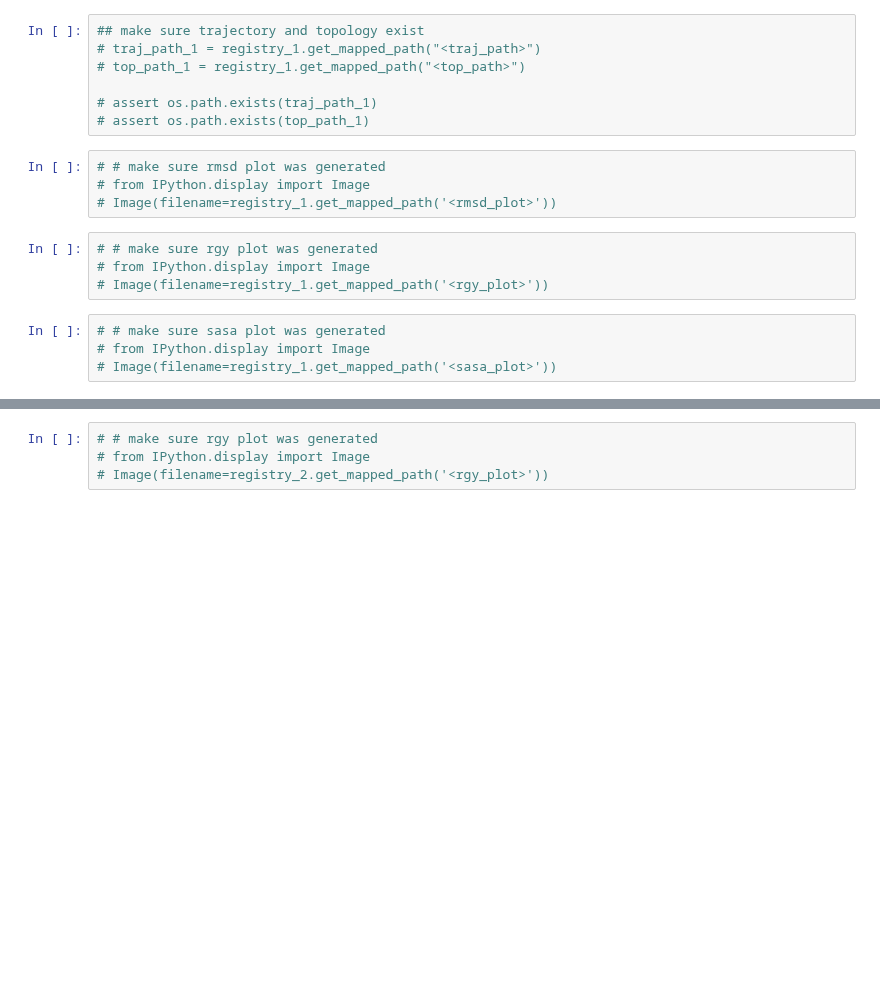
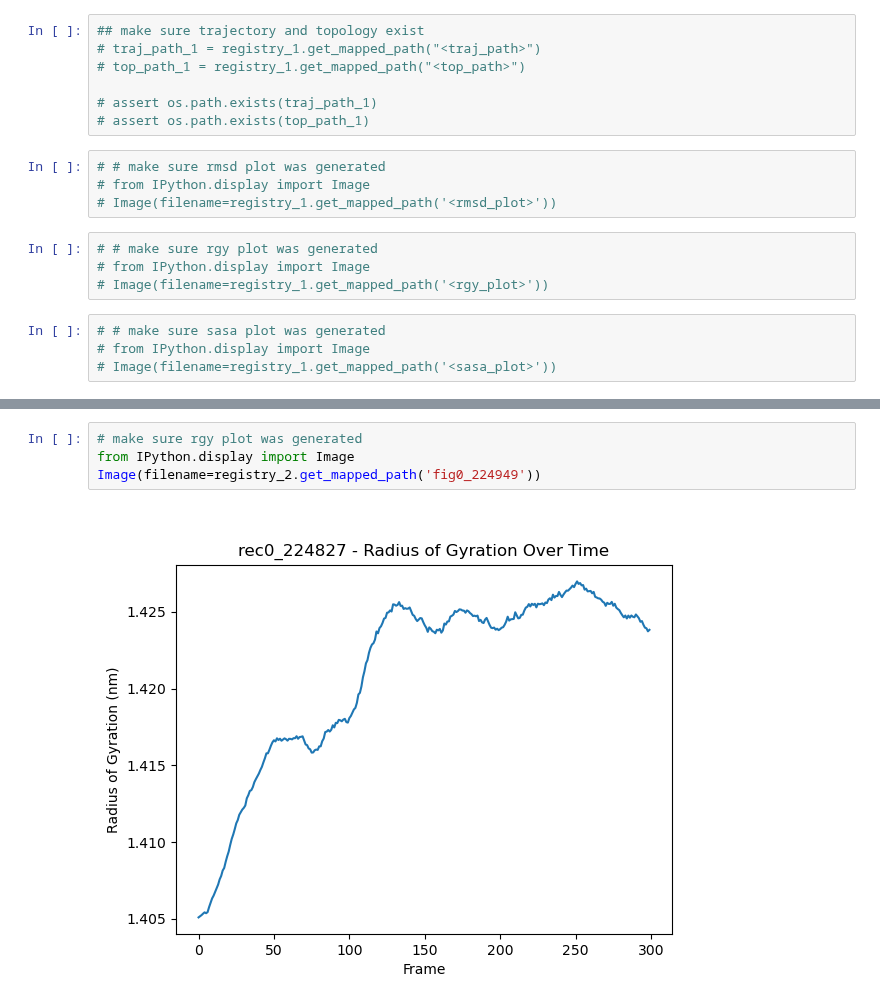
Before and after one commit to ur-whitelab/md-agent, a Jupyter notebook: notebooks/experiments/Robustness/claude-3-5-sonnet-20240620/prompt6.ipynb, the cells around one changed output, grey strips where cells are left out. Drawn from its saved outputs; the diff is of its cells as text; blank space fills up the shorter version.

```diff
--- a/notebooks/experiments/Robustness/claude-3-5-sonnet-20240620/prompt6.ipynb
+++ b/notebooks/experiments/Robustness/claude-3-5-sonnet-20240620/prompt6.ipynb
@@ -79,5 +152,7 @@ print(registry_2.list_path_names_and_descriptions().replace(",", "\n"))
 # %%
-# # make sure rgy plot was generated
-# from IPython.display import Image
-# Image(filename=registry_2.get_mapped_path('<rgy_plot>'))
+# make sure rgy plot was generated
+from IPython.display import Image
+Image(filename=registry_2.get_mapped_path('fig0_224949'))
+# %% [output]
+[figure, added]
 # %%
```
Also changed, not shown: parts of 12 cells of this notebook, 19 other files.
